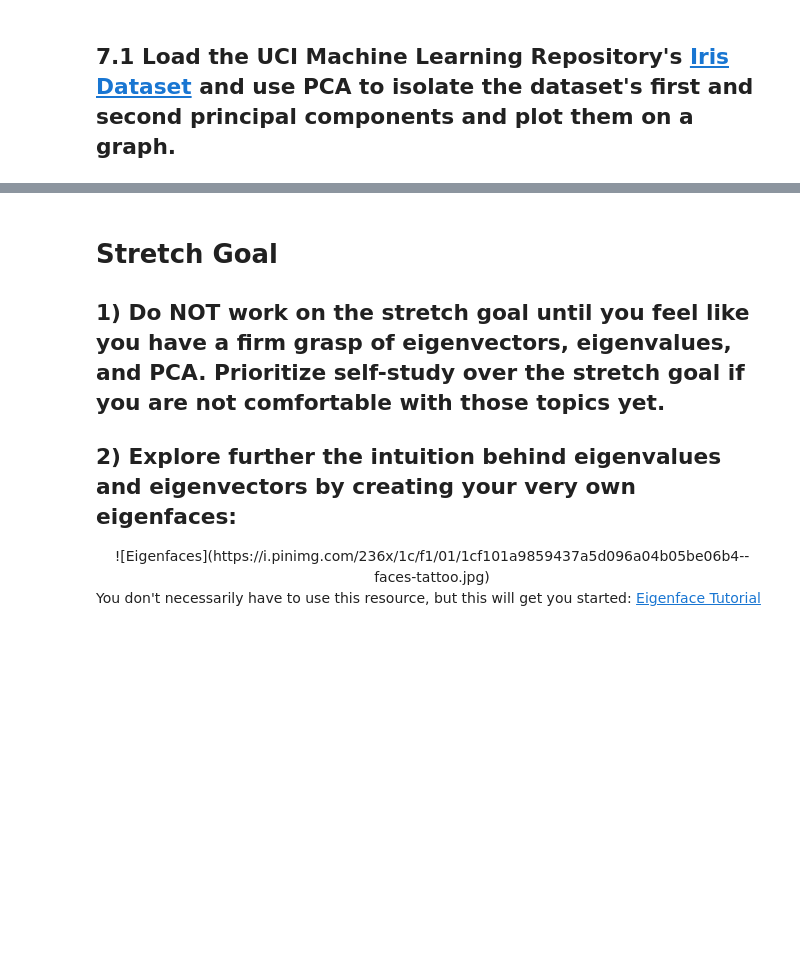
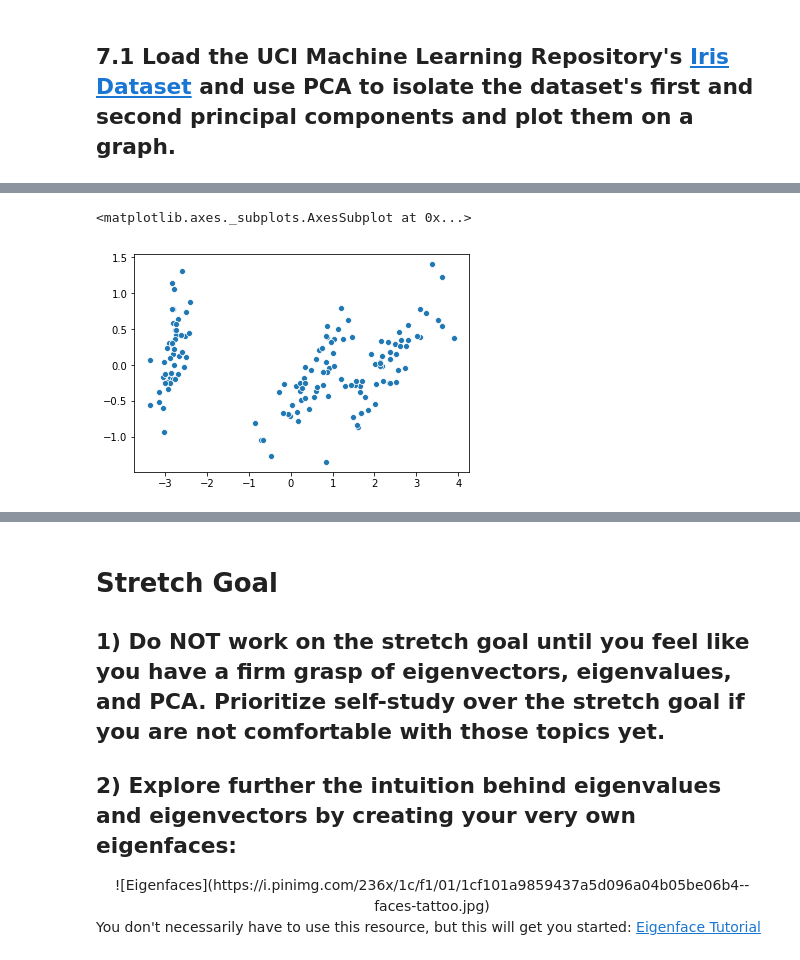
Before and after one commit to bloominstituteoftechnology/DS-Unit-1-Sprint-4-Linear-Algebra, a Jupyter notebook: module3-dimensionality-reduction/High Dimensional Data Assignment.ipynb, the cells around one changed output, grey strips where cells are left out. Drawn from its saved outputs; the diff is of its cells as text; code cells hidden in the pictures; blank space fills up the shorter version.

```diff
--- a/module3-dimensionality-reduction/High Dimensional Data Assignment.ipynb
+++ b/module3-dimensionality-reduction/High Dimensional Data Assignment.ipynb
@@ -59,3 +136,10 @@ q(\begin{bmatrix}x_1 \\ x_2 \\ x_3\end{bmatrix}) = \begin{bmatrix} 4x_1 + x_2 +
 # Principal Component Analysis
 # %% [markdown]
 ## 7.1 Load the UCI Machine Learning Repository's [Iris Dataset](https://gist.githubusercontent.com/curran/a08a1080b88344b0c8a7/raw/d546eaee765268bf2f487608c537c05e22e4b221/iris.csv) and use PCA to isolate the dataset's first and second principal components and plot them on a graph.
+# %%
+import pandas as pd
+import numpy as np
+import matplotlib.pyplot as plt
+
+df = pd.read_csv('https://gist.githubusercontent.com/curran/a08a1080b88344b0c8a7/raw/d546eaee765268bf2f487608c537c05e22e4b221/iris.csv')
+df
@@ -61,0 +169,4 @@ q(\begin{bmatrix}x_1 \\ x_2 \\ x_3\end{bmatrix}) = \begin{bmatrix} 4x_1 + x_2 +
+# %%
+spec = {'setosa':0,'versicolor':1,'virginica':2}
+
+df['species'].replace(spec, inplace=True)
@@ -61,0 +194,14 @@ q(\begin{bmatrix}x_1 \\ x_2 \\ x_3\end{bmatrix}) = \begin{bmatrix} 4x_1 + x_2 +
+# %%
+# Principal Component Analysis
+from numpy import array
+from sklearn.decomposition import PCA
+# create the PCA instance
+pca = PCA(2)
+# fit on data
+pca.fit(df)
+# access values and vectors
+print("\n Eigenvectors: \n", pca.components_)
+print("\n Eigenvalues: \n",pca.explained_variance_)
+# transform data
+B = pca.transform(df)
+print("\n Projected Data: \n", B)
@@ -61,0 +226,14 @@ q(\begin{bmatrix}x_1 \\ x_2 \\ x_3\end{bmatrix}) = \begin{bmatrix} 4x_1 + x_2 +
+# %%
+import seaborn as sns
+
+
+d = []
+e = []
+for i in B:
+  d.append(i[0])
+  e.append(i[1])
+
+sns.scatterplot(d,e)
+# %% [output]
+<matplotlib.axes._subplots.AxesSubplot at 0x...>
+[figure, added]
```
Also changed, not shown: parts of 17 cells of this notebook.
